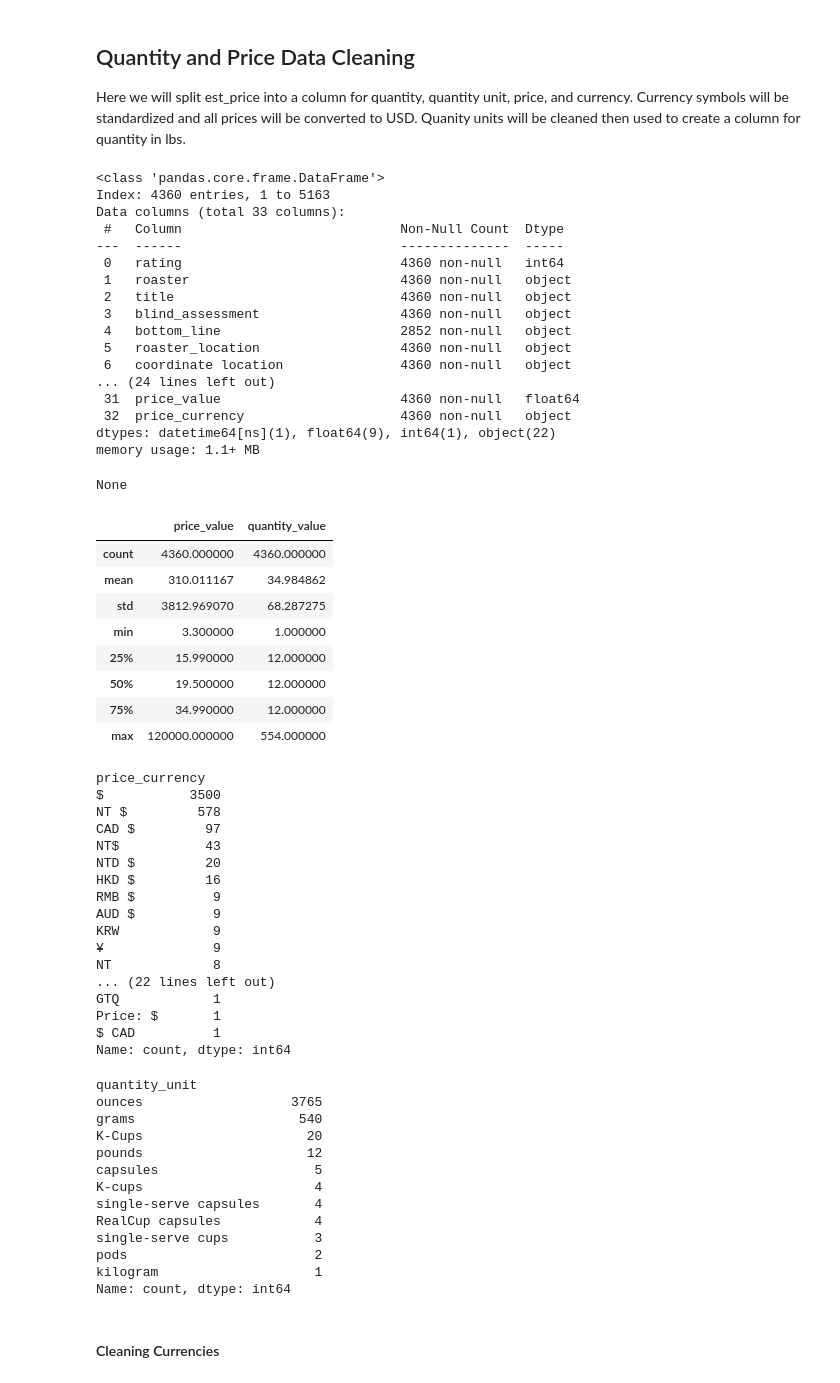
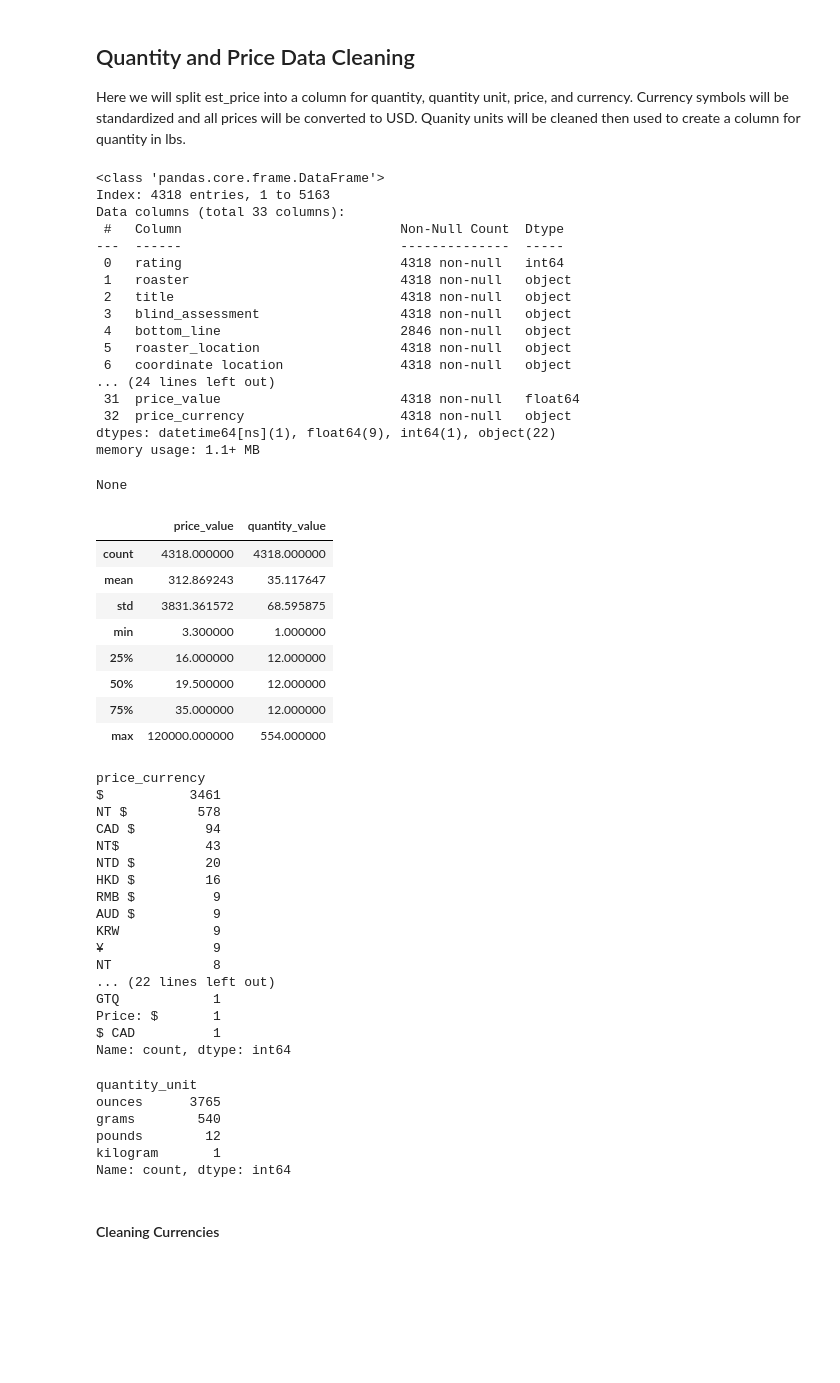
Before and after one commit to tynardone/coffee-reviews-analysis, a Jupyter notebook: notebooks/exploratory/01_data_cleaning.ipynb, the cells around one changed output. Drawn from its saved outputs; the diff is of its cells as text; code cells hidden in the pictures; blank space fills up the shorter version.

Commit message:
Fixed quantity unit cleanup

```diff
--- a/notebooks/exploratory/01_data_cleaning.ipynb
+++ b/notebooks/exploratory/01_data_cleaning.ipynb
@@ -147,7 +147,7 @@ def price_quantity_split(df: pd.DataFrame) -> pd.DataFrame:
             )
         .dropna()
         # Remove rows where coffee is sold in a can, box, pouch, packet, or tin
-        .loc[lambda df_: ~df_['quantity'].str.contains('can|box|pouch|packet|tin'), :]
+        .loc[lambda df_: ~df_['quantity'].str.contains('can|box|capsules|K-|cups|pods|pouch|packet|tin'), :]
         # Split quantity into value and unit, and split price into value and currency
         .assign(quantity_value = lambda df_: (df_['quantity']
                                               .str.extract(r'(\d+)')
@@ -167,56 +167,57 @@ def price_quantity_split(df: pd.DataFrame) -> pd.DataFrame:
                 price_currency = lambda df_: (df_['price']
                                               .str.replace(",", "")
                                               .str.replace(r'(\d+\.\d+|\d+)', '', regex=True)
                                               .str.strip()
                                               )
                 )
         # Now that price and quantity have been split, drop the original columns
         .drop(columns=['price', 'quantity'])
     )
     # Merge the price_quantity DataFrame with the original DataFrame
     return df.merge(price_quantity, left_index=True, right_index=True)
 
 
 df = (df_raw
       .pipe(tweak_df)
-      .pipe(price_quantity_split))
+      .pipe(price_quantity_split)
+      )
 
 display(df.info())
 display(df.loc[:, ['price_value', 'quantity_value']].describe())
 display(df['price_currency'].value_counts())
 display(df['quantity_unit'].value_counts())
 # %% [output]
 <class 'pandas.core.frame.DataFrame'>
-Index: 4360 entries, 1 to 5163
+Index: 4318 entries, 1 to 5163
 Data columns (total 33 columns):
  #   Column                            Non-Null Count  Dtype
 ---  ------                            --------------  -----
- 0   rating                            4360 non-null   int64
- 1   roaster                           4360 non-null   object
- 2   title                             4360 non-null   object
- 3   blind_assessment                  4360 non-null   object
- 4   bottom_line                       2852 non-null   object
- 5   roaster_location                  4360 non-null   object
- 6   coordinate location               4360 non-null   object
+ 0   rating                            4318 non-null   int64
+ 1   roaster                           4318 non-null   object
+ 2   title                             4318 non-null   object
+ 3   blind_assessment                  4318 non-null   object
+ 4   bottom_line                       2846 non-null   object
+ 5   roaster_location                  4318 non-null   object
+ 6   coordinate location               4318 non-null   object
 ... (24 lines left out)
- 31  price_value                       4360 non-null   float64
- 32  price_currency                    4360 non-null   object
+ 31  price_value                       4318 non-null   float64
+ 32  price_currency                    4318 non-null   object
 dtypes: datetime64[ns](1), float64(9), int64(1), object(22)
 memory usage: 1.1+ MB
 None
 |  | price_value | quantity_value |
-| count | 4360.000000 | 4360.000000 |
-| mean | 310.011167 | 34.984862 |
-| std | 3812.969070 | 68.287275 |
+| count | 4318.000000 | 4318.000000 |
+| mean | 312.869243 | 35.117647 |
+| std | 3831.361572 | 68.595875 |
 | min | 3.300000 | 1.000000 |
-| 25% | 15.990000 | 12.000000 |
+| 25% | 16.000000 | 12.000000 |
 | 50% | 19.500000 | 12.000000 |
-| 75% | 34.990000 | 12.000000 |
+| 75% | 35.000000 | 12.000000 |
 | max | 120000.000000 | 554.000000 |
 price_currency
-$           3500
+$           3461
 NT $         578
-CAD $         97
+CAD $         94
 NT$           43
 NTD $         20
 HKD $         16
@@ -231,17 +232,10 @@ Price: $       1
 $ CAD          1
 Name: count, dtype: int64
 quantity_unit
-ounces                   3765
-grams                     540
-K-Cups                     20
-pounds                     12
-capsules                    5
-K-cups                      4
-single-serve capsules       4
-RealCup capsules            4
-single-serve cups           3
-pods                        2
-kilogram                    1
+ounces      3765
+grams        540
+pounds        12
+kilogram       1
 Name: count, dtype: int64
 # %% [markdown]
 #### Cleaning Currencies
```
Also changed, not shown: parts of 7 cells of this notebook.
